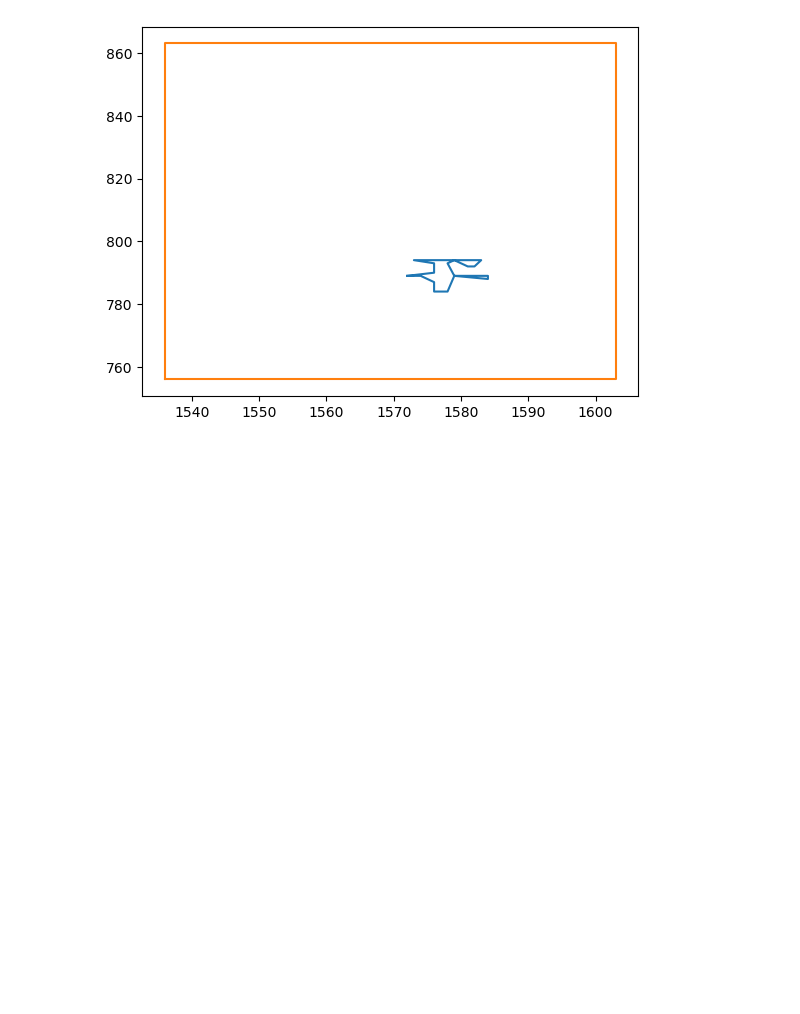
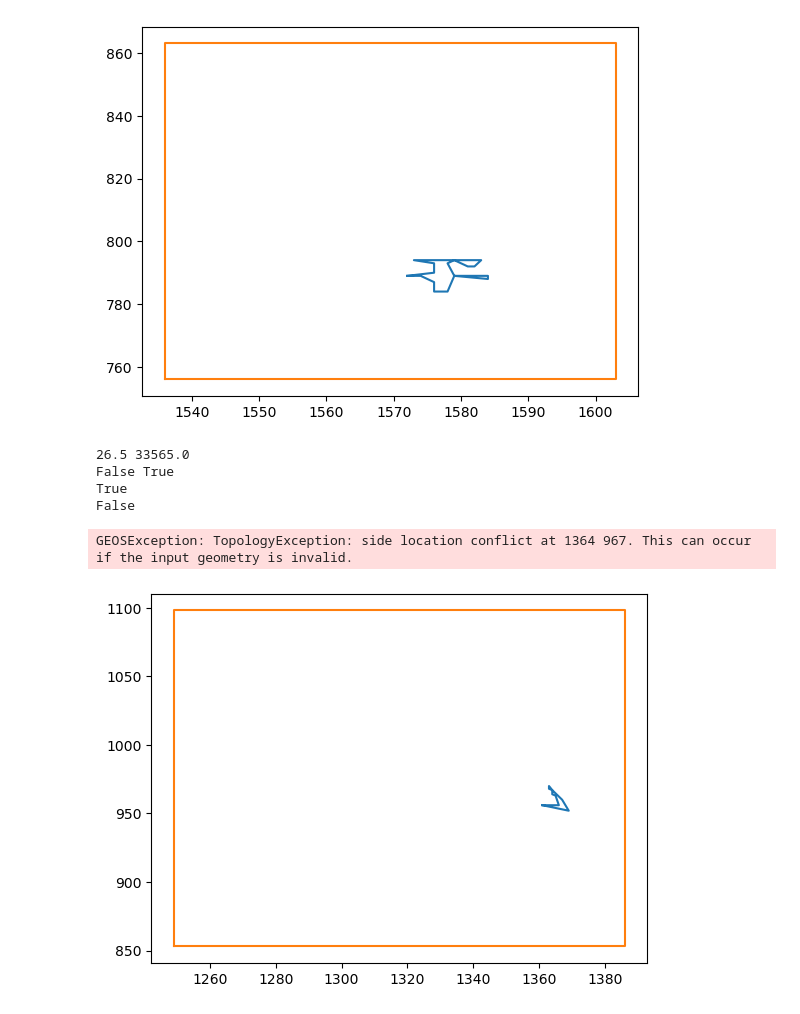
Before and after one commit to dungwinux/cs670-manga, a Jupyter notebook: text_detection/shapely_debugging.ipynb, the cells around one changed output. Drawn from its saved outputs; the diff is of its cells as text; code cells hidden in the pictures; blank space fills up the shorter version.

```diff
--- a/text_detection/shapely_debugging.ipynb
+++ b/text_detection/shapely_debugging.ipynb
@@ -88,3 +89,15 @@ True
 False
 38.0
 [figure]
+# %%
+
+p1 = loads("POLYGON ((1361 956, 1366 956, 1365 963, 1364 964, 1364 967, 1363 970, 1363 968, 1364 967, 1367 960, 1369 952, 1361 956))")
+p2 = loads("POLYGON ((1249 853, 1386 853, 1386 1098, 1249 1098, 1249 853))")
+compare(p1, p2)
+# %% [output]
+26.5 33565.0
+False True
+True
+False
+GEOSException: TopologyException: side location conflict at 1364 967. This can occur if the input geometry is invalid.
+[figure, added]
```
Also changed, not shown: parts of 2 cells of this notebook, 1 other file.
